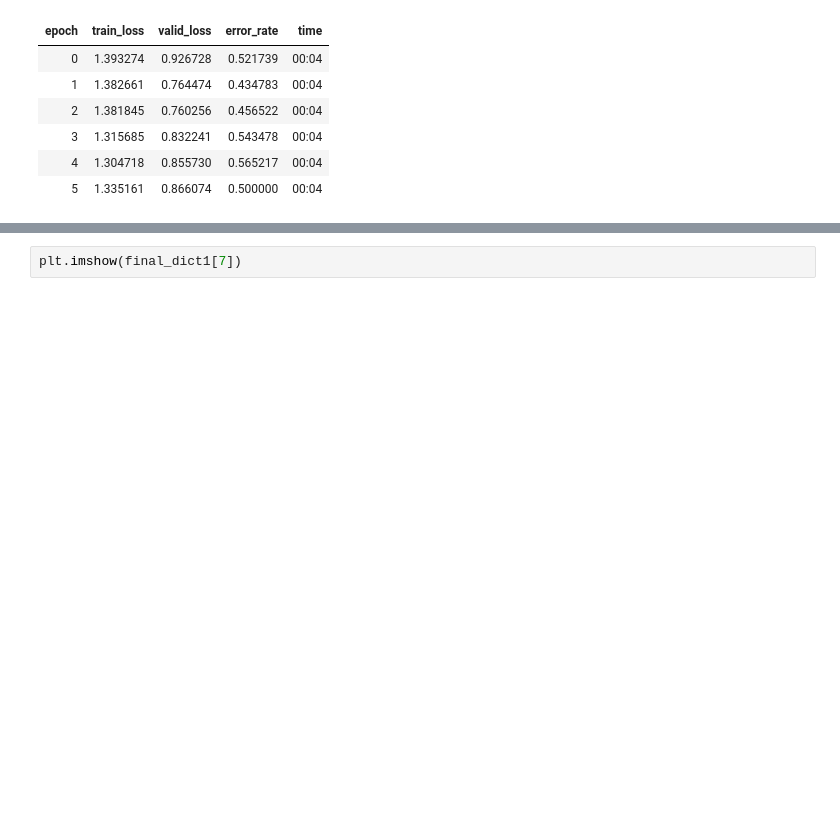
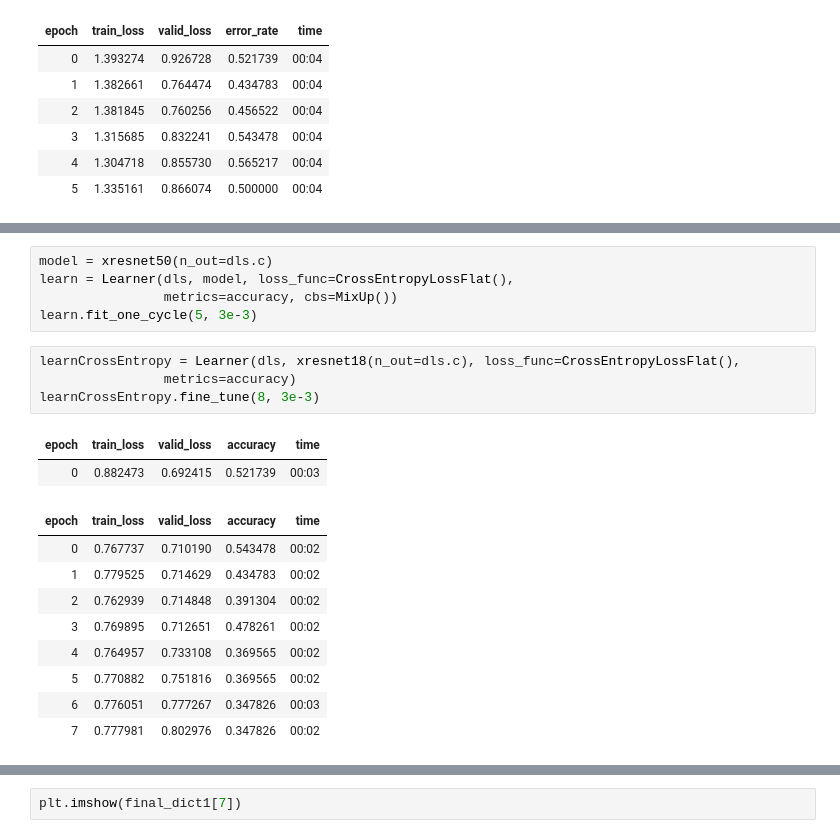
Before and after one commit to jamescavanagh/unpackAI, a Jupyter notebook: EEG_Alchoholism.ipynb, the cells around one changed output, grey strips where cells are left out. Saved outputs shown, nothing was run; the diff lists cells and outputs as text; blank space fills up the shorter version.

```diff
--- a/EEG_Alchoholism.ipynb
+++ b/EEG_Alchoholism.ipynb
@@ -760,0 +781,21 @@ array([[0.        , 0.        , 0.        ],
+# %%
+model = xresnet50(n_out=dls.c)
+learn = Learner(dls, model, loss_func=CrossEntropyLossFlat(),
+                metrics=accuracy, cbs=MixUp())
+learn.fit_one_cycle(5, 3e-3)
+# %%
+learnCrossEntropy = Learner(dls, xresnet18(n_out=dls.c), loss_func=CrossEntropyLossFlat(),
+                metrics=accuracy)
+learnCrossEntropy.fine_tune(8, 3e-3)
+# %% [output]
+| epoch | train_loss | valid_loss | accuracy | time |
+| 0 | 0.882473 | 0.692415 | 0.521739 | 00:03 |
+| epoch | train_loss | valid_loss | accuracy | time |
+| 0 | 0.767737 | 0.710190 | 0.543478 | 00:02 |
+| 1 | 0.779525 | 0.714629 | 0.434783 | 00:02 |
+| 2 | 0.762939 | 0.714848 | 0.391304 | 00:02 |
+| 3 | 0.769895 | 0.712651 | 0.478261 | 00:02 |
+| 4 | 0.764957 | 0.733108 | 0.369565 | 00:02 |
+| 5 | 0.770882 | 0.751816 | 0.369565 | 00:02 |
+| 6 | 0.776051 | 0.777267 | 0.347826 | 00:03 |
+| 7 | 0.777981 | 0.802976 | 0.347826 | 00:02 |
```
Also changed, not shown: parts of 13 cells of this notebook.
